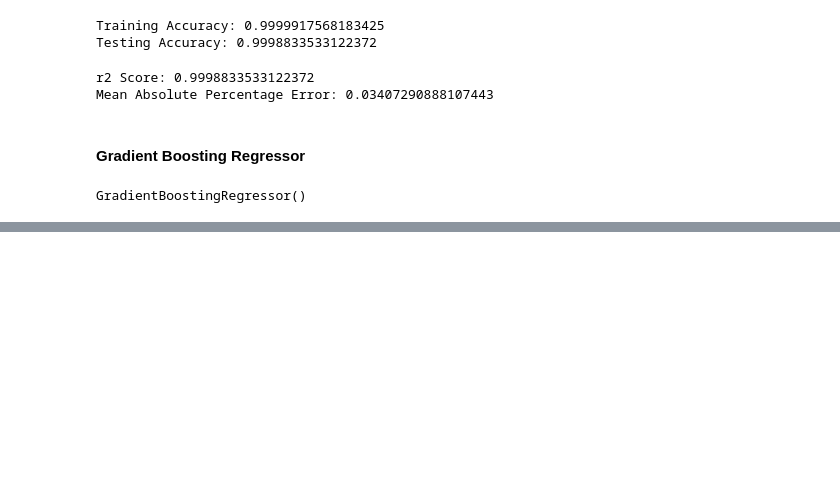
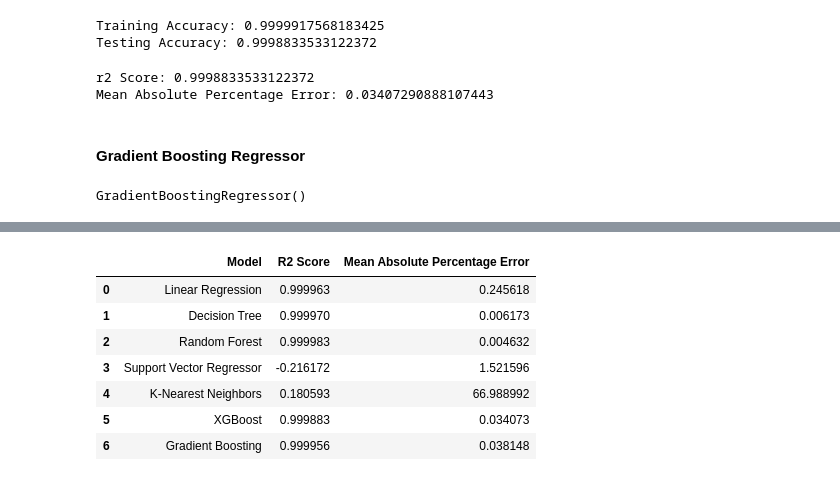
Before and after one commit to arkhash0309/AppleWiseAI, a Jupyter notebook: Notebook.ipynb, the cells around one changed output, grey strips where cells are left out. Saved outputs shown, nothing was run; the diff lists cells and outputs as text; code cells hidden in the pictures; blank space fills up the shorter version.

```diff
--- a/Notebook.ipynb
+++ b/Notebook.ipynb
@@ -460,11 +460,11 @@ Testing Accuracy: -0.21617198667042103
 # %%
 y_preds = svr.predict(x_test)
 # %%
-r2 = r2_score(y_test, y_preds)
-print(f"r2 Score: {r2}")
+r2_svr = r2_score(y_test, y_preds)
+print(f"r2 Score: {r2_svr}")
 
-mape = mean_absolute_percentage_error(y_test, y_preds)
-print(f"Mean Absolute Percentage Error: {mape}")
+mape_svr = mean_absolute_percentage_error(y_test, y_preds)
+print(f"Mean Absolute Percentage Error: {mape_svr}")
 # %% [output]
 r2 Score: -0.21617198667042103
 Mean Absolute Percentage Error: 1.5215959130752532
@@ -561,0 +562,17 @@ Mean Absolute Percentage Error: 0.038141314500149744
+# %%
+# comparing the models
+models = ["Linear Regression", "Decision Tree", "Random Forest", "Support Vector Regressor", "K-Nearest Neighbors", "XGBoost", "Gradient Boosting"]
+r2_scores = [r2_lr, r2_dtc, r2_rf, r2_svr, r2_knr, r2_xgb, r2_gbr]
+mape_scores = [mape_lr, mape_dtc, mape_rf, mape_svr, mape_knr, mape_xgb, mape_gbr]
+
+comparison_df = pd.DataFrame({"Model": models, "R2 Score": r2_scores, "Mean Absolute Percentage Error": mape_scores})
+comparison_df
+# %% [output]
+|  | Model | R2 Score | Mean Absolute Percentage Error |
+| 0 | Linear Regression | 0.999963 | 0.245618 |
+| 1 | Decision Tree | 0.999970 | 0.006173 |
+| 2 | Random Forest | 0.999983 | 0.004632 |
+| 3 | Support Vector Regressor | -0.216172 | 1.521596 |
+| 4 | K-Nearest Neighbors | 0.180593 | 66.988992 |
+| 5 | XGBoost | 0.999883 | 0.034073 |
+| 6 | Gradient Boosting | 0.999956 | 0.038148 |
```
Also changed, not shown: parts of 11 cells of this notebook.
